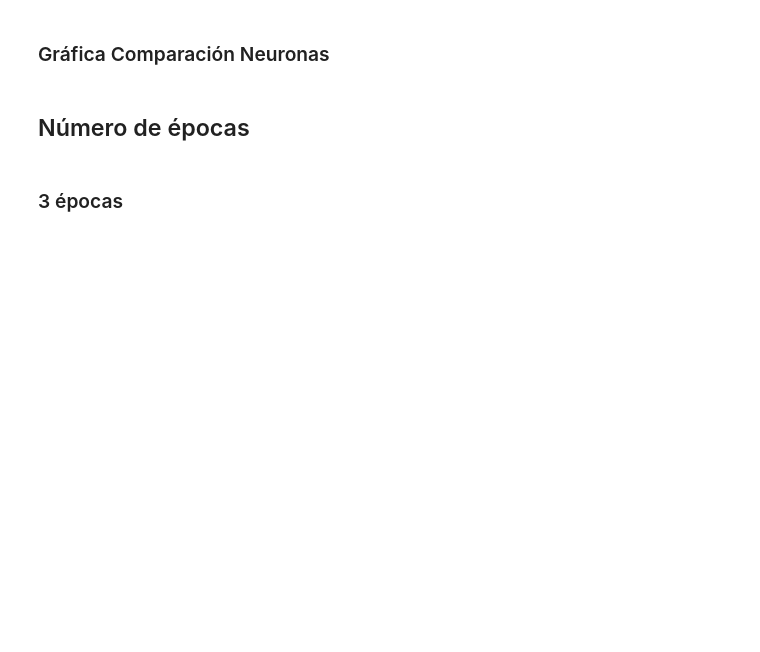
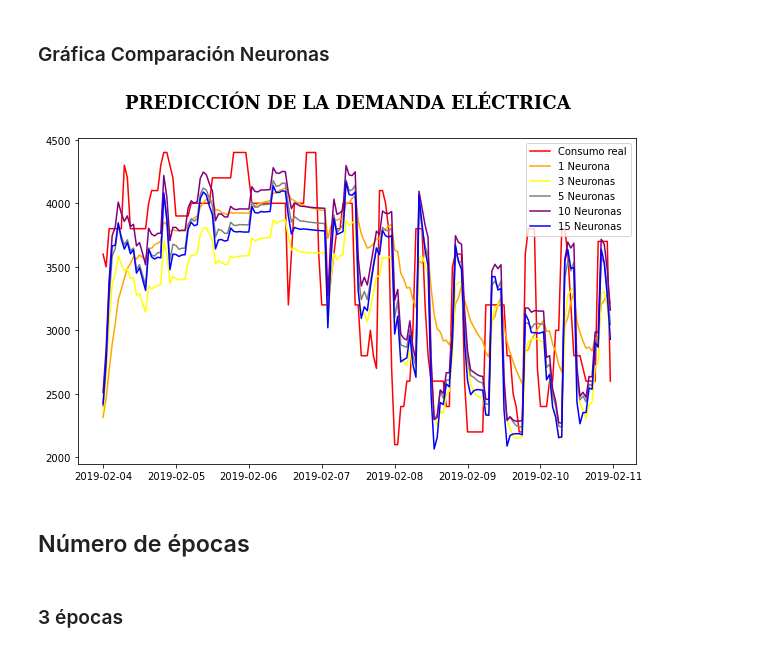
Before and after one commit to javieresk8/PowerDemandPrediction, a Jupyter notebook: NN_Models.ipynb, the cells around one changed output. Saved outputs shown, nothing was run; the diff lists cells and outputs as text; code cells hidden in the pictures; blank space fills up the shorter version.

```diff
--- a/NN_Models.ipynb
+++ b/NN_Models.ipynb
@@ -961,3 +1004,7 @@ model_tresN, history_tresN = NN_LSTM(optimizador = 'rmsprop', neuronas = 3, epoc
+# %%
+# model_tresN = keras.models.load_model('modelos/model_tresN.h5')
+# model_tresN.summary()
+prediccion_tresN = predDataTest(model_tresN)
 # %% [markdown]
 ### 5 Neuronas
 # %%
@@ -965,3 +1037,7 @@ model_cincoN, history_cincoN = NN_LSTM(optimizador = 'rmsprop', neuronas = 5, ep
+# %%
+model_cincoN = keras.models.load_model('modelos/model_cincoN.h5')
+# model_cincoN.summary()
+prediccion_cincoN = predDataTest(model_cincoN)
 # %% [markdown]
 ### 10 Neuronas
 # %%
@@ -969,3 +1067,7 @@ model_diezN, history_diezN = NN_LSTM(optimizador = 'rmsprop', neuronas = 10, epo
+# %%
+model_diezN = keras.models.load_model('modelos/model_diezN.h5')
+# model_diezN.summary()
+prediccion_diezN = predDataTest(model_diezN)
 # %% [markdown]
 ### 15 Neuronas
 # %%
@@ -973,5 +1097,47 @@ model_quinceN, history_quinceN = NN_LSTM(optimizador = 'rmsprop', neuronas = 15,
+# %%
+model_quinceN = keras.models.load_model('modelos/model_quinceN.h5')
+# model_quinceN.summary()
+prediccion_quinceN = predDataTest(model_quinceN)
 # %% [markdown]
 ### Gráfica Comparación Neuronas
+# %%
+# Figura 5.43: Resultados variación número de neuronas
+
+plt.figure(figsize=(10,6))
+
+limite = len(semana_estudio_test)
+plt.plot(semana_estudio_test,
+         color='red',
+         label='Consumo real')
+plt.plot(semana_estudio_test.index,
+         prediccion_unaN[:limite],
+         color='orange',
+         label='1 Neurona')
+plt.plot(semana_estudio_test.index,
+         prediccion_tresN[:limite],
+         color='yellow',
+         label='3 Neuronas')
+plt.plot(semana_estudio_test.index,
+         prediccion_cincoN[:limite],
+         color='gray',
+         label='5 Neuronas')
+plt.plot(semana_estudio_test.index,
+         prediccion_diezN[:limite],
+         color='purple',
+         label='10 Neuronas')
+plt.plot(semana_estudio_test.index,
+         prediccion_quinceN[:limite],
+         color='blue',
+         label='15 Neuronas')
+
+plt.suptitle('PREDICCIÓN DE LA DEMANDA ELÉCTRICA',
+            fontsize = 18,
+            fontweight = 'bold',
+            fontfamily='serif')
+plt.legend()
+plt.show()
+# %% [output]
+[figure, added]
 # %% [markdown]
 ## Número de épocas
 # %% [markdown]
```
Also changed, not shown: parts of 29 cells of this notebook, 13 other files.
